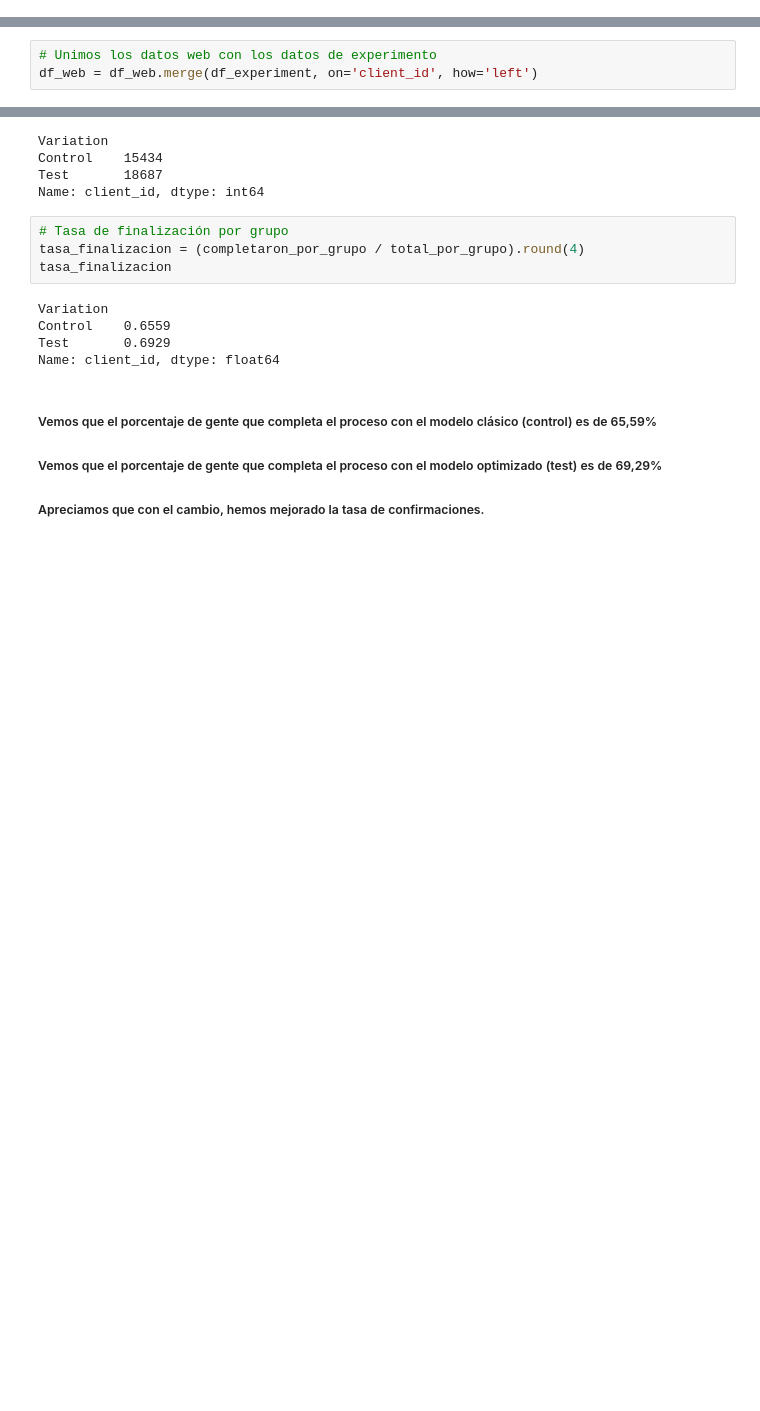
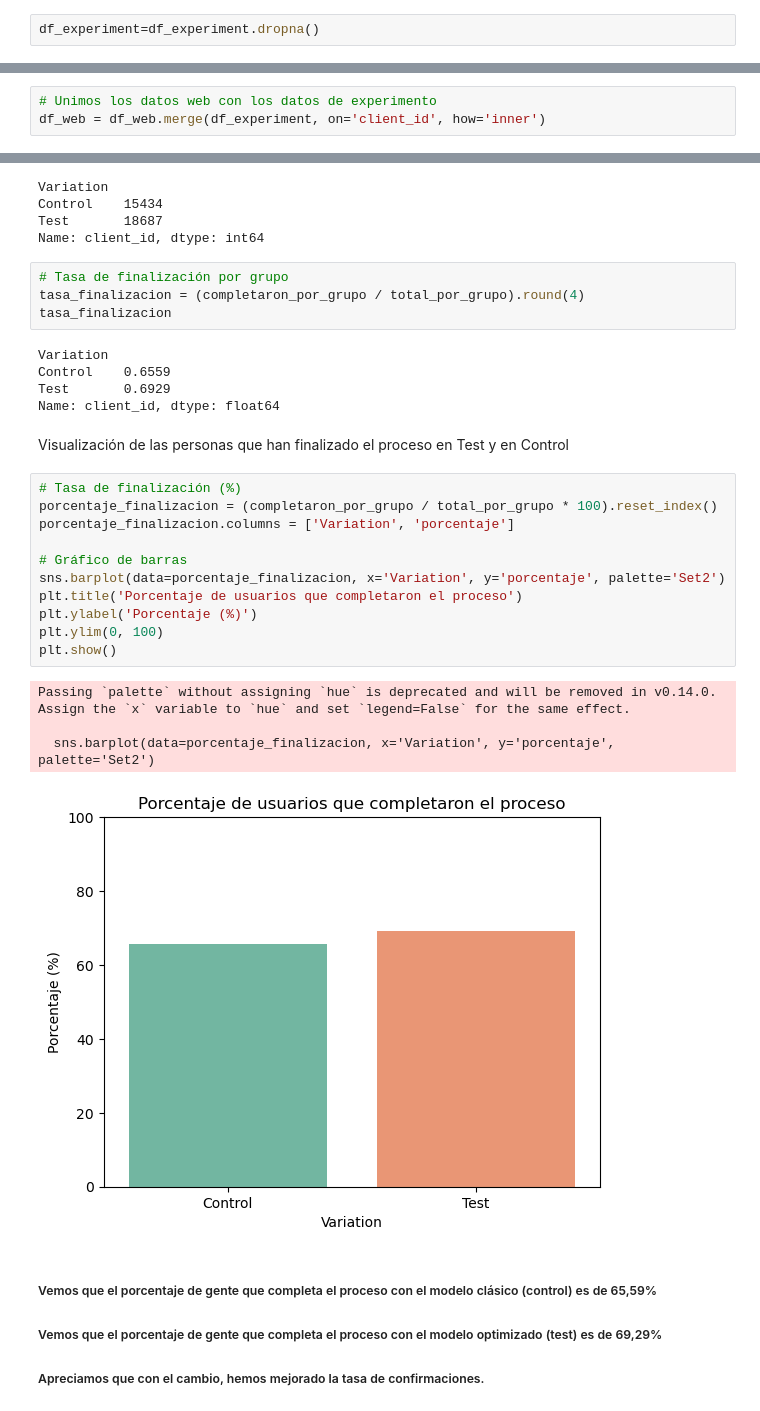
Before and after one commit to BorjaMendi/project_vanguard, a Jupyter notebook: project_vanguard.ipynb, the cells around one changed output, grey strips where cells are left out. Drawn from its saved outputs; the diff is of its cells as text; blank space fills up the shorter version.

```diff
--- a/project_vanguard.ipynb
+++ b/project_vanguard.ipynb
@@ -254,0 +262,2 @@ df_web.head(80)
+# %%
+df_experiment=df_experiment.dropna()
@@ -254,0 +275,3 @@ df_web.head(80)
+# %%
+# Unimos los datos web con los datos de experimento
+df_web = df_web.merge(df_experiment, on='client_id', how='inner')
@@ -259,6 +333,3 @@ df_web.head(80)
-# %%
-# Unimos los datos web con los datos de experimento
-df_web = df_web.merge(df_experiment, on='client_id', how='left')
 # %%
 # Usuarios que llegaron a la página de confirmación
 usuarios_confirmacion = df_web[df_web['process_step'] == 'confirm']
@@ -289,6 +360,24 @@ Variation
 Control    0.6559
 Test       0.6929
 Name: client_id, dtype: float64
+# %% [markdown]
+Visualización de las personas que han finalizado el proceso en Test y en Control
+# %%
+# Tasa de finalización (%)
+porcentaje_finalizacion = (completaron_por_grupo / total_por_grupo * 100).reset_index()
+porcentaje_finalizacion.columns = ['Variation', 'porcentaje']
+
+# Gráfico de barras
+sns.barplot(data=porcentaje_finalizacion, x='Variation', y='porcentaje', palette='Set2')
+plt.title('Porcentaje de usuarios que completaron el proceso')
+plt.ylabel('Porcentaje (%)')
+plt.ylim(0, 100)
+plt.show()
+# %% [output]
+Passing `palette` without assigning `hue` is deprecated and will be removed in v0.14.0. Assign the `x` variable to `hue` and set `legend=False` for the same effect.
+
+  sns.barplot(data=porcentaje_finalizacion, x='Variation', y='porcentaje', palette='Set2')
+[figure, added]
 # %% [markdown]
 ##### Vemos que el porcentaje de gente que completa el proceso con el modelo clásico (control) es de 65,59%
 ##### Vemos que el porcentaje de gente que completa el proceso con el modelo optimizado (test) es de 69,29%
```
Also changed, not shown: parts of 46 cells of this notebook.
